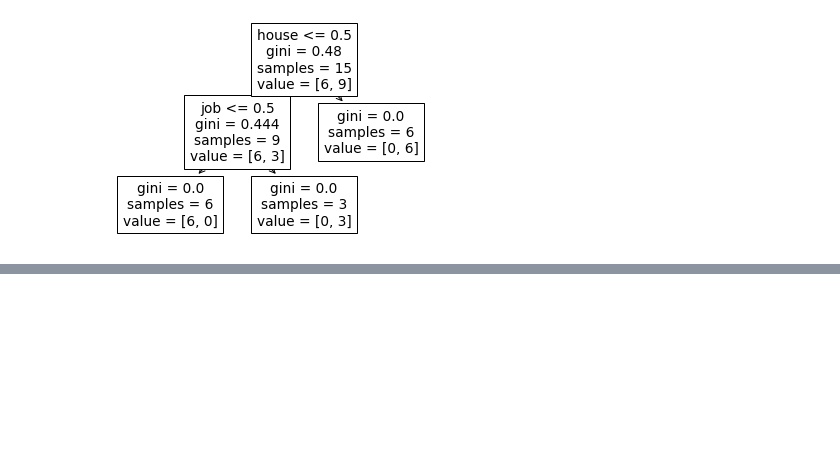
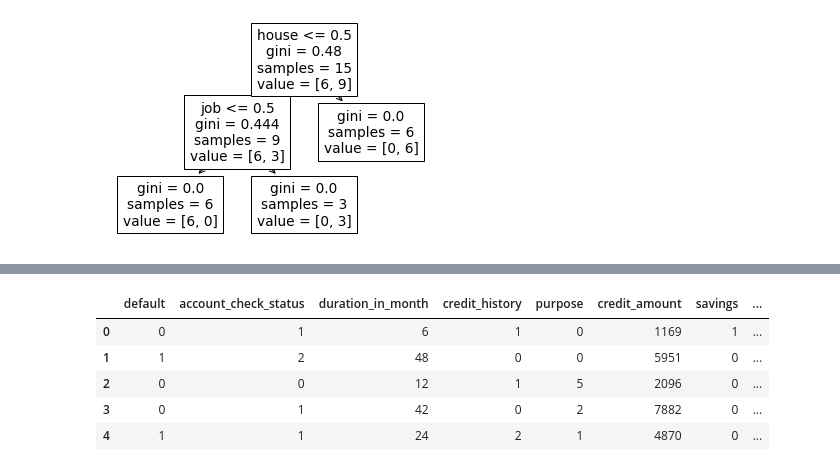
Before and after one commit to longfengpili/ML_algorithm_engineer_camp, a Jupyter notebook: 第四章、决策树.ipynb, the cells around one changed output, grey strips where cells are left out. Saved outputs shown, nothing was run; the diff lists cells and outputs as text; code cells hidden in the pictures; blank space fills up the shorter version.

```diff
--- a/第四章、决策树.ipynb
+++ b/第四章、决策树.ipynb
@@ -271,0 +314,90 @@ array(['yes'], dtype='<U11')
+# %%
+#取字符串的数组
+cols = ['account_check_status','credit_history', 'purpose', 'savings', 'present_emp_since','personal_status_sex',
+        'other_debtors','property','other_installment_plans','housing','job','telephone','foreign_worker']
+#映射字典
+col_dicts = {}
+col_dicts = {
+  'account_check_status': {
+    '0 <= ... < 200 DM': 2,
+    '< 0 DM': 1,
+    '>= 200 DM / salary assignments for at least 1 year': 3,
+    'no checking account': 0
+  },
+
+  'credit_history': {
+      'existing credits paid back duly till now': 0,
+      'critical account/ other credits existing (not at this bank)': 1,
+      'delay in paying off in the past': 2,
+      'all credits at this bank paid back duly': 3,
+      'no credits taken/ all credits paid back duly': 4
+  },
+
+  'purpose': {
+      'domestic appliances': 0,
+      'car (new)': 1,
+      'radio/television': 2,
+      'car (used)': 3,
+      'business': 4,
+      '(vacation - does not exist?)': 5,
+      'education': 6,
+      'furniture/equipment': 7,
+      'repairs': 8,
+      'retraining': 9
+  },
+
+ 'savings': {'... < 100 DM': 0,
+  'unknown/ no savings account': 1,
+  '100 <= ... < 500 DM': 2,
+  '500 <= ... < 1000 DM': 3,
+  '.. >= 1000 DM': 4},
+
+ 'present_emp_since':{
+     '1 <= ... < 4 years':0,
+     '.. >= 7 years':1,
+     '4 <= ... < 7 years':2,
+     '... < 1 year':3,
+     'unemployed':4
+ },
+
+'other_installment_plans':{
+    'none':0,
+    'bank':1,
+    'stores':2
+},
+
+ 'foreign_worker': {'no': 1, 'yes': 0},
+
+ 'housing': {'for free': 1, 'own': 0, 'rent': 2},
+
+ 'job': {'skilled employee / official': 0,
+  'unskilled - resident': 1,
+  'management/ self-employed/ highly qualified employee/ officer': 2,
+  'unemployed/ unskilled - non-resident': 3},
+
+ 'other_debtors': {'co-applicant': 2, 'guarantor': 1, 'none': 0},
+
+ 'personal_status_sex': {'male : single': 0,
+  'female : divorced/separated/married': 1,
+  'male : married/widowed': 2,
+  'male : divorced/separated': 3},
+
+ 'property': {'if not A121/A122 : car or other, not in attribute 6': 0,
+  'real estate': 1,
+  'if not A121 : building society savings agreement/ life insurance': 2,
+  'unknown / no property': 3},
+
+ 'telephone': {'none': 0, 'yes, registered under the customers name': 1}}
+
+for col in cols:
+    credit[col] = credit[col].map(lambda x: x.strip())
+    credit[col] = credit[col].map(col_dicts[col])
+
+credit.head(5)
+# %% [output]
+|  | default | account_check_status | duration_in_month | credit_history | purpose | credit_amount | savings | ... |
+| 0 | 0 | 1 | 6 | 1 | 0 | 1169 | 1 | ... |
+| 1 | 1 | 2 | 48 | 0 | 0 | 5951 | 0 | ... |
+| 2 | 0 | 0 | 12 | 1 | 5 | 2096 | 0 | ... |
+| 3 | 0 | 1 | 42 | 0 | 2 | 7882 | 0 | ... |
+| 4 | 1 | 1 | 24 | 2 | 1 | 4870 | 0 | ... |
```
Also changed, not shown: parts of 19 cells of this notebook, 2 other files.
